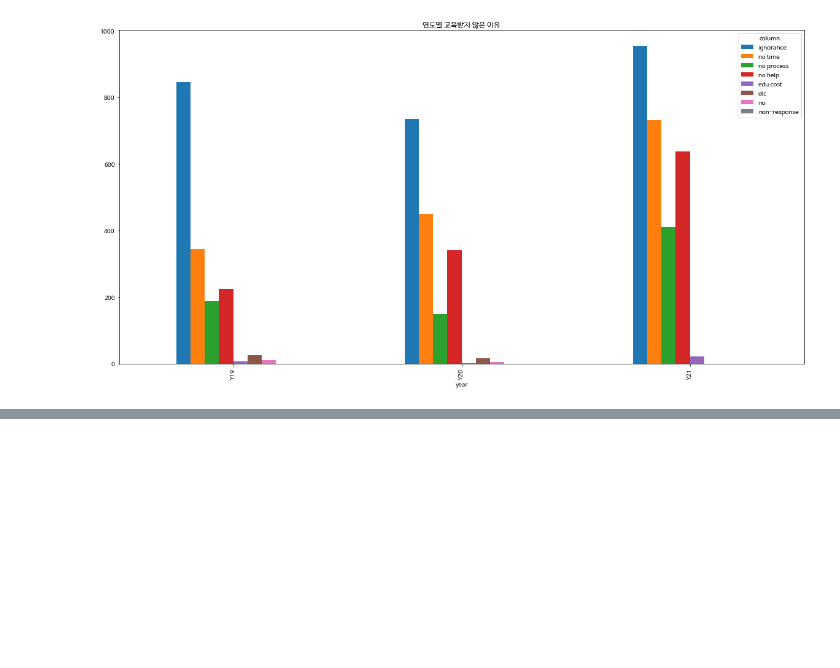
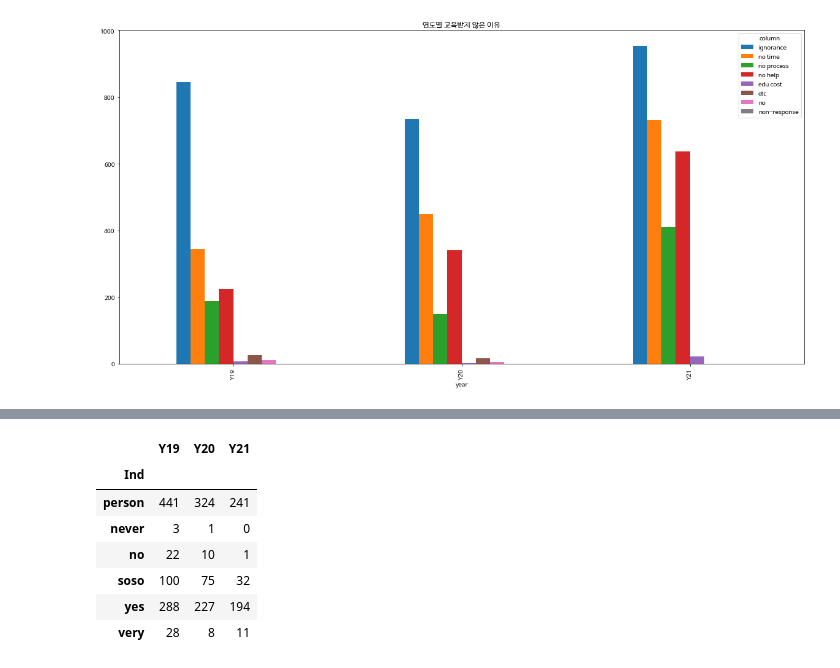
Before and after one commit to limyerin/contest, a Jupyter notebook: data_tidy(2).ipynb, the cells around one changed output, grey strips where cells are left out. Saved outputs shown, nothing was run; the diff lists cells and outputs as text; code cells hidden in the pictures; blank space fills up the shorter version.

```diff
--- a/data_tidy(2).ipynb
+++ b/data_tidy(2).ipynb
@@ -678,0 +680,17 @@ df1.iloc[41:].set_index('Ind')
+# %%
+rfrh_sup = rfrh_support.rename(index={'교육실제도움정도_사례수 (명)':'person',
+                                      '교육실제도움정도_전혀 도움 안됨 (명)'	:'never',
+                                      '교육실제도움정도_도움 안됨 (명)'	:'no',
+                                      '교육실제도움정도_보통 (명)'	:'soso',
+                                      '교육실제도움정도_도움 됨 (명)':'yes',
+                                      '교육실제도움정도_매우 도움 됨 (명)'	:'very'})
+rfrh_sup
+# %% [output]
+|  | Y19 | Y20 | Y21 |
+| Ind |  |  |  |
+| person | 441 | 324 | 241 |
+| never | 3 | 1 | 0 |
+| no | 22 | 10 | 1 |
+| soso | 100 | 75 | 32 |
+| yes | 288 | 227 | 194 |
+| very | 28 | 8 | 11 |
```
Also changed, not shown: parts of 3 cells of this notebook.
